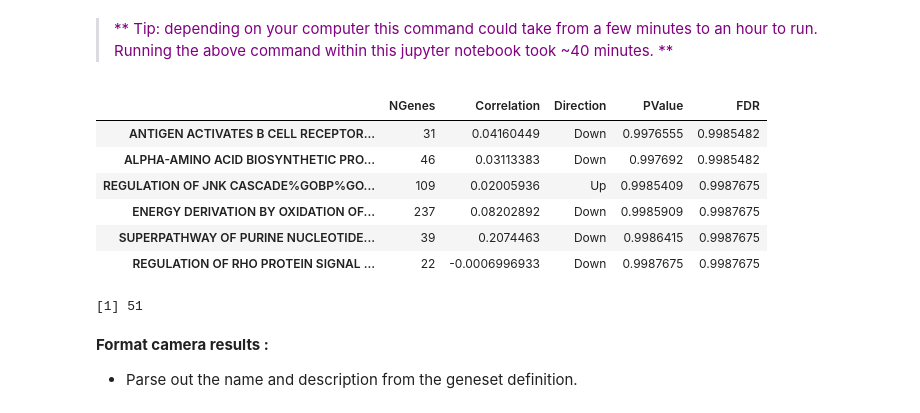
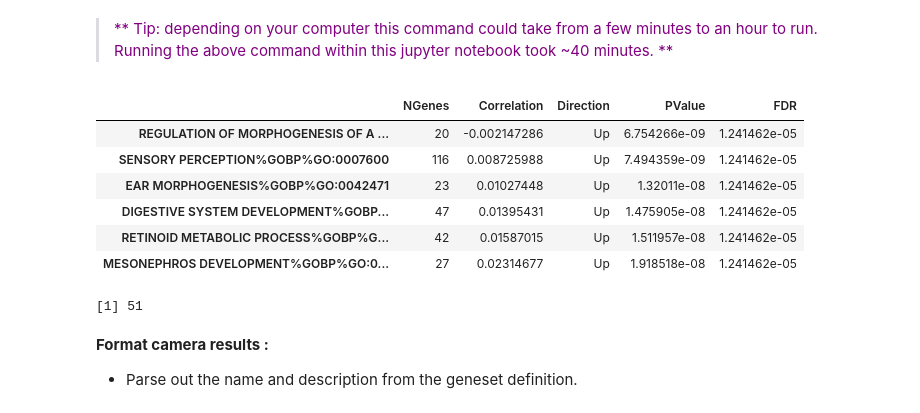
Before and after one commit to BaderLab/EM-tutorials-docker, a Jupyter notebook: notebooks/Protocol 3 – Find enriched pathways using Roast.ipynb, the cells around one changed output. Saved outputs shown, nothing was run; the diff lists cells and outputs as text; code cells hidden in the pictures.

```diff
--- a/notebooks/Protocol 3 – Find enriched pathways using Roast.ipynb
+++ b/notebooks/Protocol 3 – Find enriched pathways using Roast.ipynb
@@ -262,16 +262,16 @@ camera_results <- camera(data_for_gs_analysis,genesets_filtered[geneset_indices]
 # %% [markdown]
  ><span style="color:purple">** Tip: depending on your computer this command could take from a few minutes to an hour to run.  Running the above command within this jupyter notebook took ~40 minutes. ** </span>
 # %%
-tail(camera_results)
+head(camera_results)
 length(which(camera_results$FDR <0.01 & camera_results$Direction == "Down"))
 # %% [output]
 |  | NGenes | Correlation | Direction | PValue | FDR |
-| ANTIGEN ACTIVATES B CELL RECEPTOR... | 31 | 0.04160449 | Down | 0.9976555 | 0.9985482 |
-| ALPHA-AMINO ACID BIOSYNTHETIC PRO... | 46 | 0.03113383 | Down | 0.997692 | 0.9985482 |
-| REGULATION OF JNK CASCADE%GOBP%GO... | 109 | 0.02005936 | Up | 0.9985409 | 0.9987675 |
-| ENERGY DERIVATION BY OXIDATION OF... | 237 | 0.08202892 | Down | 0.9985909 | 0.9987675 |
-| SUPERPATHWAY OF PURINE NUCLEOTIDE... | 39 | 0.2074463 | Down | 0.9986415 | 0.9987675 |
-| REGULATION OF RHO PROTEIN SIGNAL ... | 22 | -0.0006996933 | Down | 0.9987675 | 0.9987675 |
+| REGULATION OF MORPHOGENESIS OF A ... | 20 | -0.002147286 | Up | 6.754266e-09 | 1.241462e-05 |
+| SENSORY PERCEPTION%GOBP%GO:0007600 | 116 | 0.008725988 | Up | 7.494359e-09 | 1.241462e-05 |
+| EAR MORPHOGENESIS%GOBP%GO:0042471 | 23 | 0.01027448 | Up | 1.32011e-08 | 1.241462e-05 |
+| DIGESTIVE SYSTEM DEVELOPMENT%GOBP... | 47 | 0.01395431 | Up | 1.475905e-08 | 1.241462e-05 |
+| RETINOID METABOLIC PROCESS%GOBP%G... | 42 | 0.01587015 | Up | 1.511957e-08 | 1.241462e-05 |
+| MESONEPHROS DEVELOPMENT%GOBP%GO:0... | 27 | 0.02314677 | Up | 1.918518e-08 | 1.241462e-05 |
 [1] 51
 # %% [markdown]
  **Format camera results :**
```
